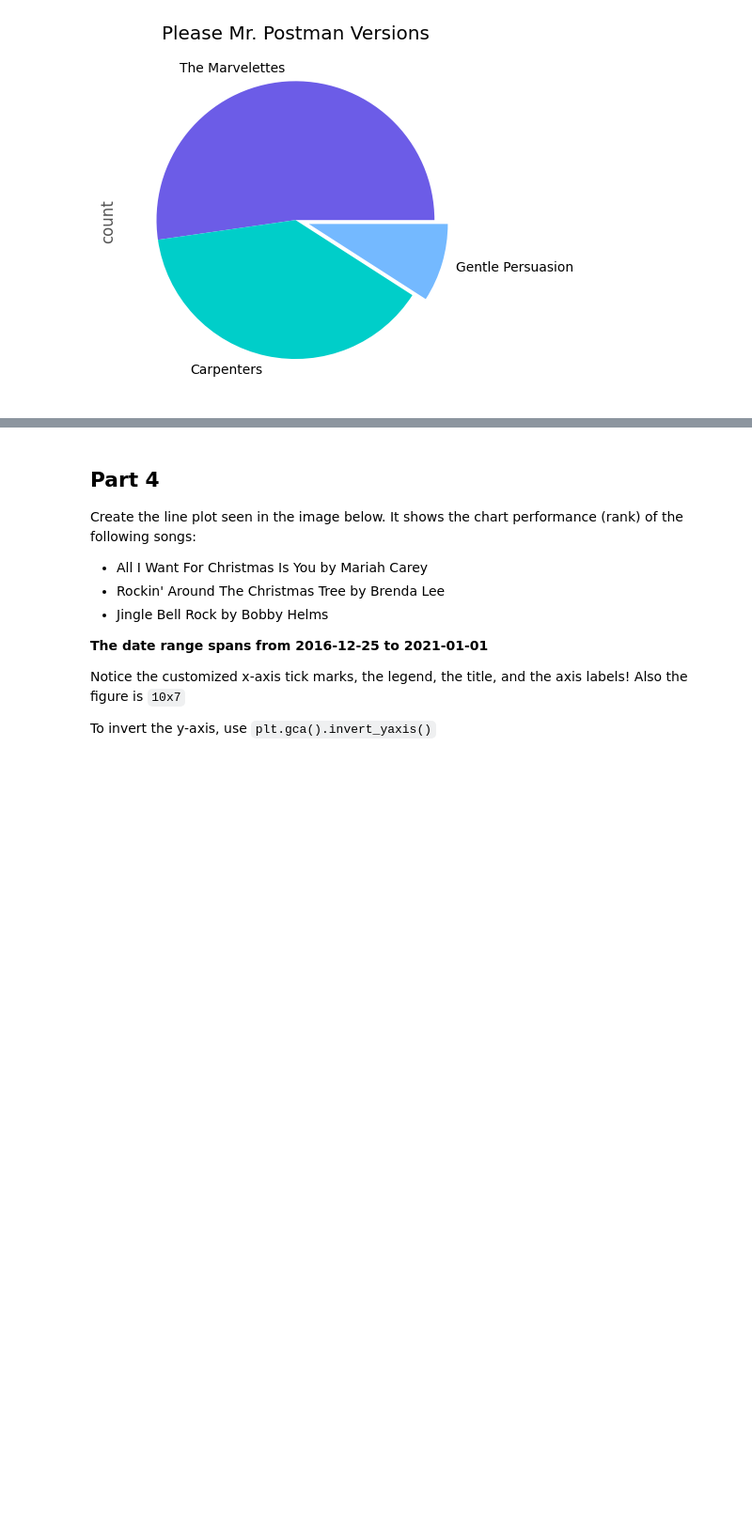
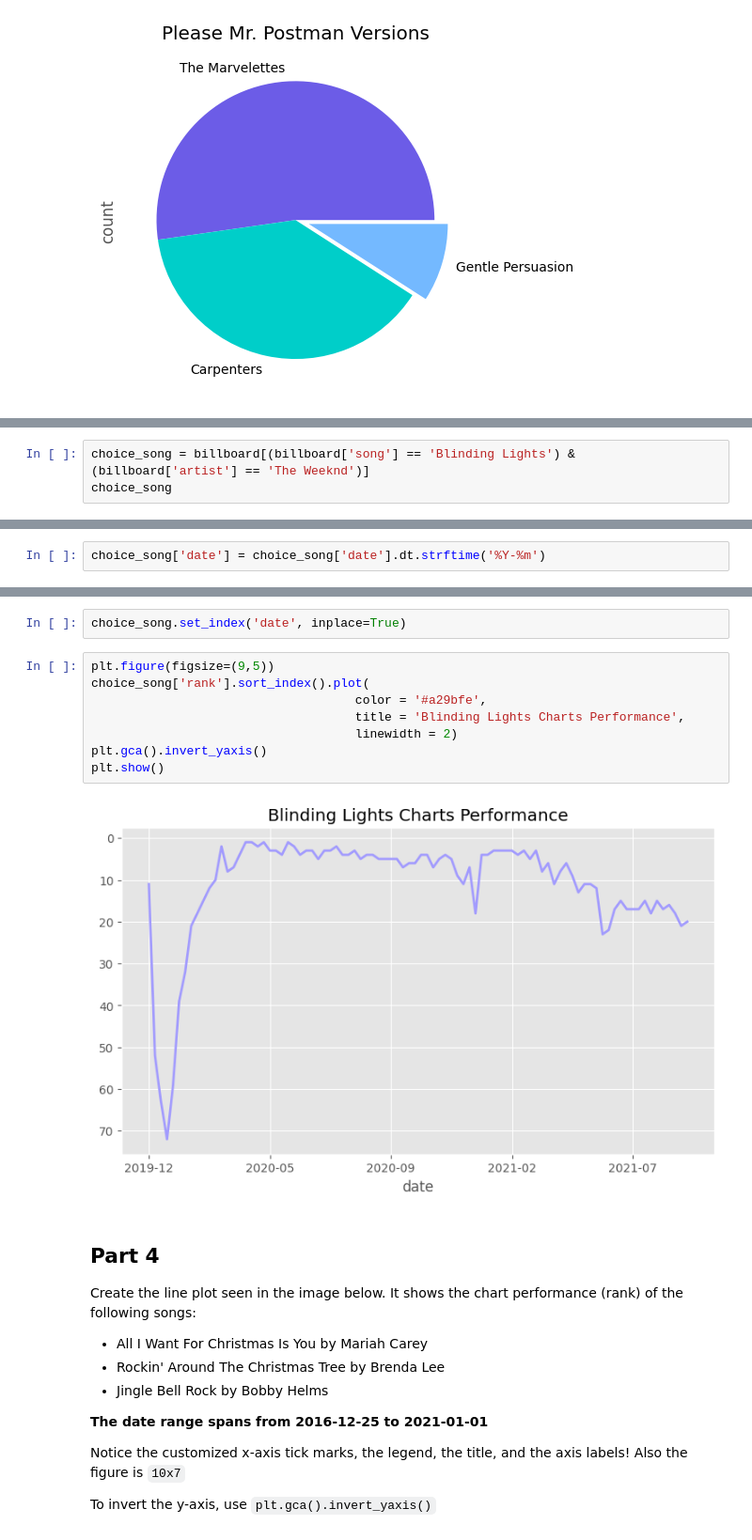
Before and after one commit to harshitgupta240197/Python, a Jupyter notebook: Pandas + Matplotlib/Exercise/EXERCISE_12_Pandas_Plotting.ipynb, the cells around one changed output, grey strips where cells are left out. Shown at 94% size. Cells and saved outputs as stored; diff of their text form; blank space fills up the shorter version.

Commit message:
Completed a small exercise on line plots

```diff
--- a/Pandas + Matplotlib/Exercise/EXERCISE_12_Pandas_Plotting.ipynb
+++ b/Pandas + Matplotlib/Exercise/EXERCISE_12_Pandas_Plotting.ipynb
@@ -121,3 +121,6 @@ Create the line plot seen in the image below. It visualizes the performance of t
 * To invert the y-axis (so that rank 1 is the highest value), use: `plt.gca().invert_yaxis()`
 
 ![blinding_lights.png](attachment:blinding_lights.png)
+# %%
+choice_song = billboard[(billboard['song'] == 'Blinding Lights') & (billboard['artist'] == 'The Weeknd')]
+choice_song
@@ -123,0 +141,2 @@ Create the line plot seen in the image below. It visualizes the performance of t
+# %%
+choice_song['date'] = choice_song['date'].dt.strftime('%Y-%m')
@@ -124,3 +165,15 @@ Create the line plot seen in the image below. It visualizes the performance of t
+# %%
+choice_song.set_index('date', inplace=True)
+# %%
+plt.figure(figsize=(9,5))
+choice_song['rank'].sort_index().plot(
+                                    color = '#a29bfe',
+                                    title = 'Blinding Lights Charts Performance',
+                                    linewidth = 2)
+plt.gca().invert_yaxis()
+plt.show()
+# %% [output]
+[figure, added]
 # %% [markdown]
 ## Part 4
 
```
Also changed, not shown: parts of 3 cells of this notebook, 1 other file.
